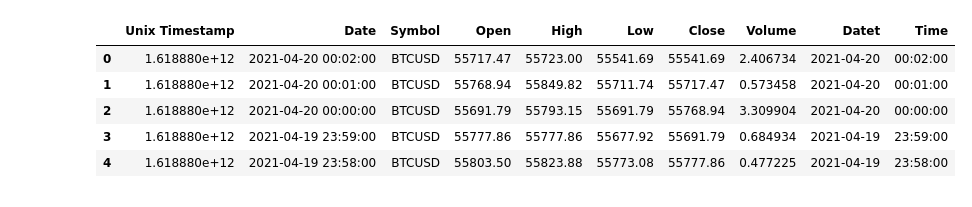
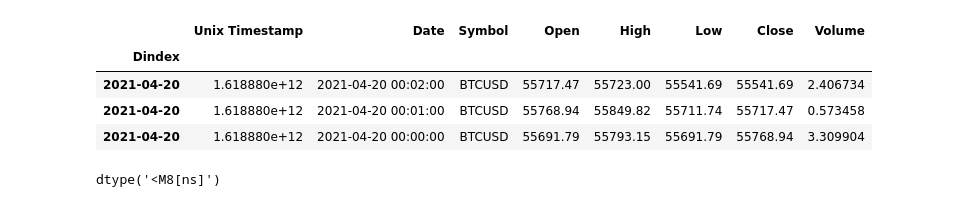
Before and after one commit to shlok-py/Timeseries-Analysis, a Jupyter notebook: ARMA.ipynb, the cells around one changed output. Saved outputs shown, nothing was run; the diff lists cells and outputs as text; code cells hidden in the pictures.

```diff
--- a/ARMA.ipynb
+++ b/ARMA.ipynb
@@ -27,3 +28,3 @@ df.head(5)
 # %%
-df['Datet'] = df['Date'].dt.date
-df['Time'] = df['Date'].dt.time
+df['Dindex'] = df.Date.dt.date
+df['Dindex'] = pd.to_datetime(df['Dindex'])
@@ -30,9 +46,14 @@ df['Time'] = df['Date'].dt.time
+# %%
+df.set_index('Dindex', inplace=True)
 # %%
-df.head(5)
+df.head(3)
 # %% [output]
-|  | Unix Timestamp | Date | Symbol | Open | High | Low | Close | Volume | Datet | Time |
-| 0 | 1.618880e+12 | 2021-04-20 00:02:00 | BTCUSD | 55717.47 | 55723.00 | 55541.69 | 55541.69 | 2.406734 | 2021-04-20 | 00:02:00 |
-| 1 | 1.618880e+12 | 2021-04-20 00:01:00 | BTCUSD | 55768.94 | 55849.82 | 55711.74 | 55717.47 | 0.573458 | 2021-04-20 | 00:01:00 |
-| 2 | 1.618880e+12 | 2021-04-20 00:00:00 | BTCUSD | 55691.79 | 55793.15 | 55691.79 | 55768.94 | 3.309904 | 2021-04-20 | 00:00:00 |
-| 3 | 1.618880e+12 | 2021-04-19 23:59:00 | BTCUSD | 55777.86 | 55777.86 | 55677.92 | 55691.79 | 0.684934 | 2021-04-19 | 23:59:00 |
-| 4 | 1.618880e+12 | 2021-04-19 23:58:00 | BTCUSD | 55803.50 | 55823.88 | 55773.08 | 55777.86 | 0.477225 | 2021-04-19 | 23:58:00 |
+|  | Unix Timestamp | Date | Symbol | Open | High | Low | Close | Volume |
+| Dindex |  |  |  |  |  |  |  |  |
+| 2021-04-20 | 1.618880e+12 | 2021-04-20 00:02:00 | BTCUSD | 55717.47 | 55723.00 | 55541.69 | 55541.69 | 2.406734 |
+| 2021-04-20 | 1.618880e+12 | 2021-04-20 00:01:00 | BTCUSD | 55768.94 | 55849.82 | 55711.74 | 55717.47 | 0.573458 |
+| 2021-04-20 | 1.618880e+12 | 2021-04-20 00:00:00 | BTCUSD | 55691.79 | 55793.15 | 55691.79 | 55768.94 | 3.309904 |
+# %%
+df.index.dtype
+# %% [output]
+dtype('<M8[ns]')
```
Also changed, not shown: parts of 23 cells of this notebook.
